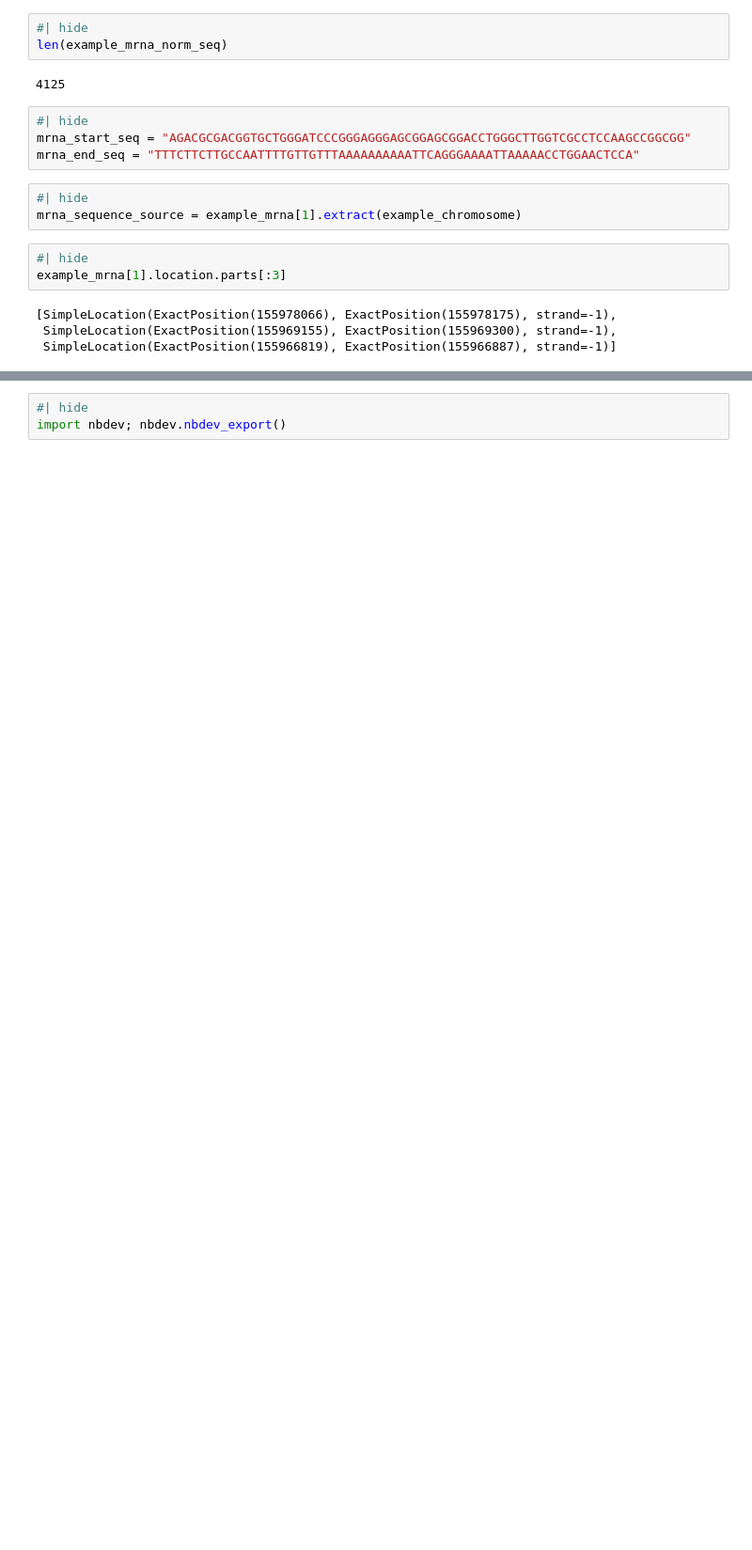
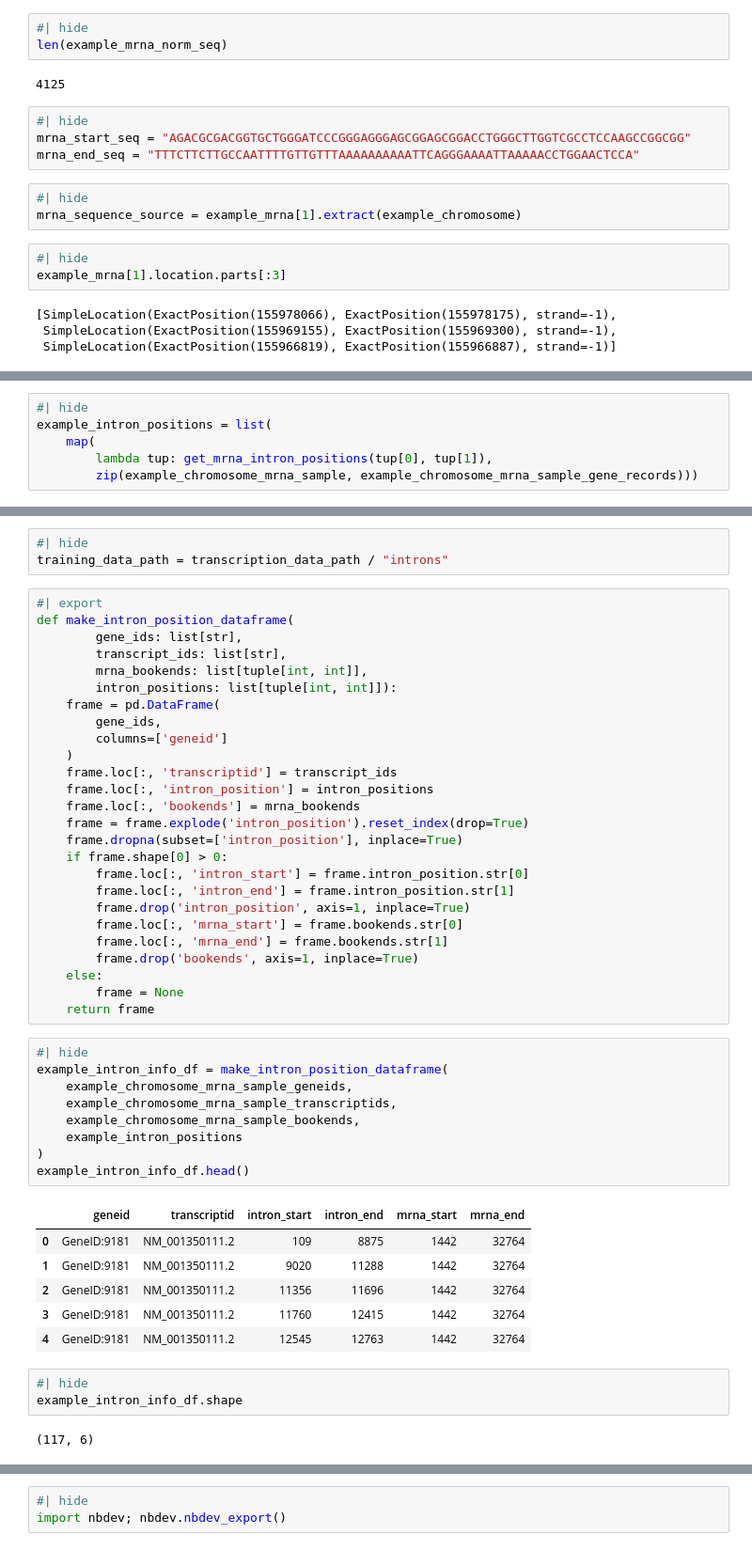
Before and after one commit to DataAndDeadlifts/main, a Jupyter notebook: nbs/01 data.transcription.ipynb, the cells around one changed output, grey strips where cells are left out. Shown at 94% size. Cells and saved outputs as stored; diff of their text form; blank space fills up the shorter version.

```diff
--- a/nbs/01 data.transcription.ipynb
+++ b/nbs/01 data.transcription.ipynb
@@ -734,0 +521,6 @@ def write_input_and_target_sequences(
+# %%
+#| hide
+example_intron_positions = list(
+    map(
+        lambda tup: get_mrna_intron_positions(tup[0], tup[1]),
+        zip(example_chromosome_mrna_sample, example_chromosome_mrna_sample_gene_records)))
@@ -734,0 +534,50 @@ def write_input_and_target_sequences(
+# %%
+#| hide
+training_data_path = transcription_data_path / "introns"
+# %%
+#| export
+def make_intron_position_dataframe(
+        gene_ids: list[str],
+        transcript_ids: list[str],
+        mrna_bookends: list[tuple[int, int]],
+        intron_positions: list[tuple[int, int]]):
+    frame = pd.DataFrame(
+        gene_ids,
+        columns=['geneid']
+    )
+    frame.loc[:, 'transcriptid'] = transcript_ids
+    frame.loc[:, 'intron_position'] = intron_positions
+    frame.loc[:, 'bookends'] = mrna_bookends
+    frame = frame.explode('intron_position').reset_index(drop=True)
+    frame.dropna(subset=['intron_position'], inplace=True)
+    if frame.shape[0] > 0:
+        frame.loc[:, 'intron_start'] = frame.intron_position.str[0]
+        frame.loc[:, 'intron_end'] = frame.intron_position.str[1]
+        frame.drop('intron_position', axis=1, inplace=True)
+        frame.loc[:, 'mrna_start'] = frame.bookends.str[0]
+        frame.loc[:, 'mrna_end'] = frame.bookends.str[1]
+        frame.drop('bookends', axis=1, inplace=True)
+    else:
+        frame = None
+    return frame
+# %%
+#| hide
+example_intron_info_df = make_intron_position_dataframe(
+    example_chromosome_mrna_sample_geneids,
+    example_chromosome_mrna_sample_transcriptids,
+    example_chromosome_mrna_sample_bookends,
+    example_intron_positions
+)
+example_intron_info_df.head()
+# %% [output]
+|  | geneid | transcriptid | intron_start | intron_end | mrna_start | mrna_end |
+| 0 | GeneID:9181 | NM_001350111.2 | 109 | 8875 | 1442 | 32764 |
+| 1 | GeneID:9181 | NM_001350111.2 | 9020 | 11288 | 1442 | 32764 |
+| 2 | GeneID:9181 | NM_001350111.2 | 11356 | 11696 | 1442 | 32764 |
+| 3 | GeneID:9181 | NM_001350111.2 | 11760 | 12415 | 1442 | 32764 |
+| 4 | GeneID:9181 | NM_001350111.2 | 12545 | 12763 | 1442 | 32764 |
+# %%
+#| hide
+example_intron_info_df.shape
+# %% [output]
+(117, 6)
```
Also changed, not shown: parts of 57 cells of this notebook, 10 other files.
